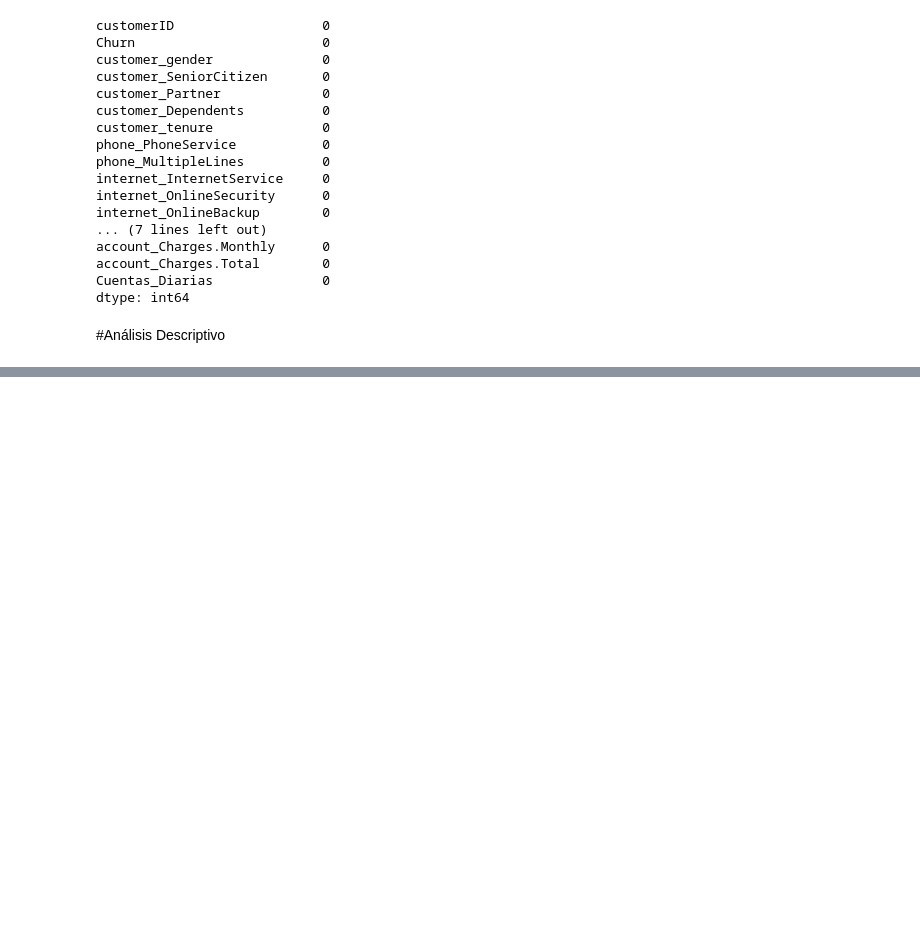
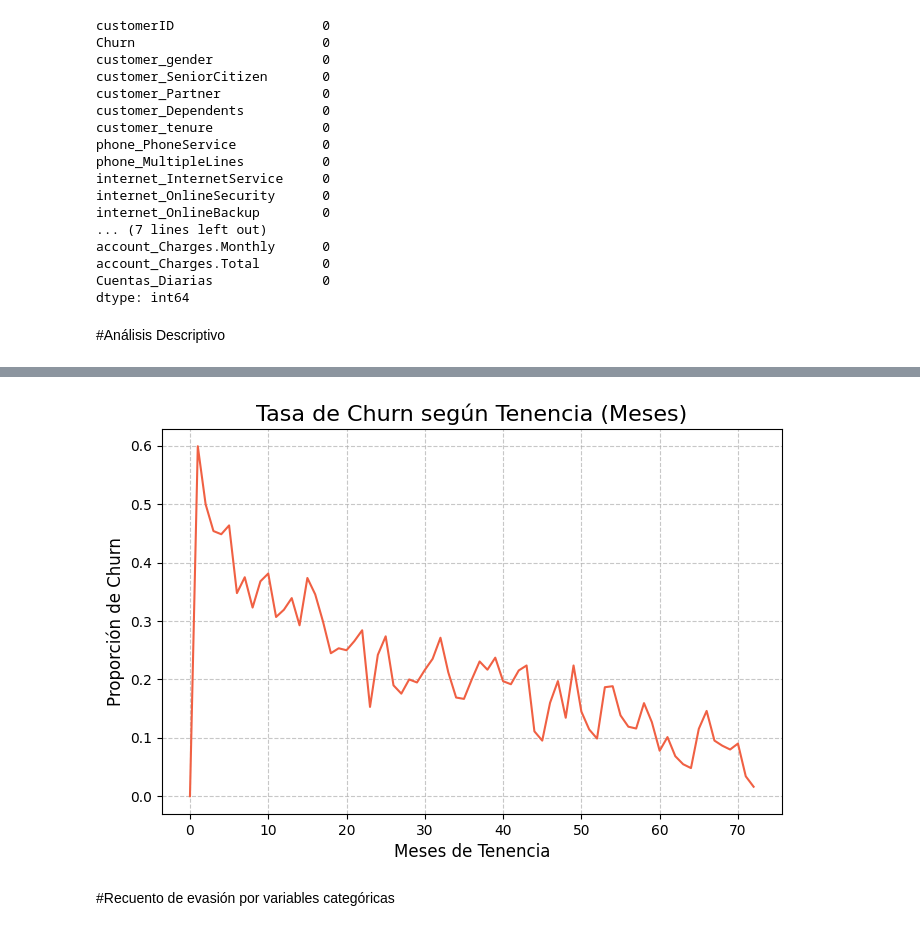
Before and after one commit to maufonseca18/Challenge_TelecomX_alura, a Jupyter notebook: Challenge_telecom_x_alura.ipynb, the cells around one changed output, grey strips where cells are left out. Saved outputs shown, nothing was run; the diff lists cells and outputs as text; code cells hidden in the pictures; blank space fills up the shorter version.

```diff
--- a/Challenge_telecom_x_alura.ipynb
+++ b/Challenge_telecom_x_alura.ipynb
@@ -231,0 +278,22 @@ account_PaymentMethod: 4 valores únicos
+# %%
+# Calcular proporción de churn por tenure
+churn_por_tenure = datos.groupby('customer_tenure')['Churn'].mean().reset_index()
+
+plt.figure(figsize=(8,5))
+sns.lineplot(
+    data=churn_por_tenure,
+    x='customer_tenure',
+    y='Churn',
+    color=sns.color_palette('rocket', 2)[1]
+)
+
+# Personalización
+plt.title('Tasa de Churn según Tenencia (Meses)', fontsize=16)
+plt.xlabel('Meses de Tenencia', fontsize=12)
+plt.ylabel('Proporción de Churn', fontsize=12)
+plt.grid(linestyle='--', alpha=0.7)
+plt.show()
+# %% [output]
+[figure, added]
+# %% [markdown]
+#Recuento de evasión por variables categóricas
```
Also changed, not shown: parts of 10 cells of this notebook.
